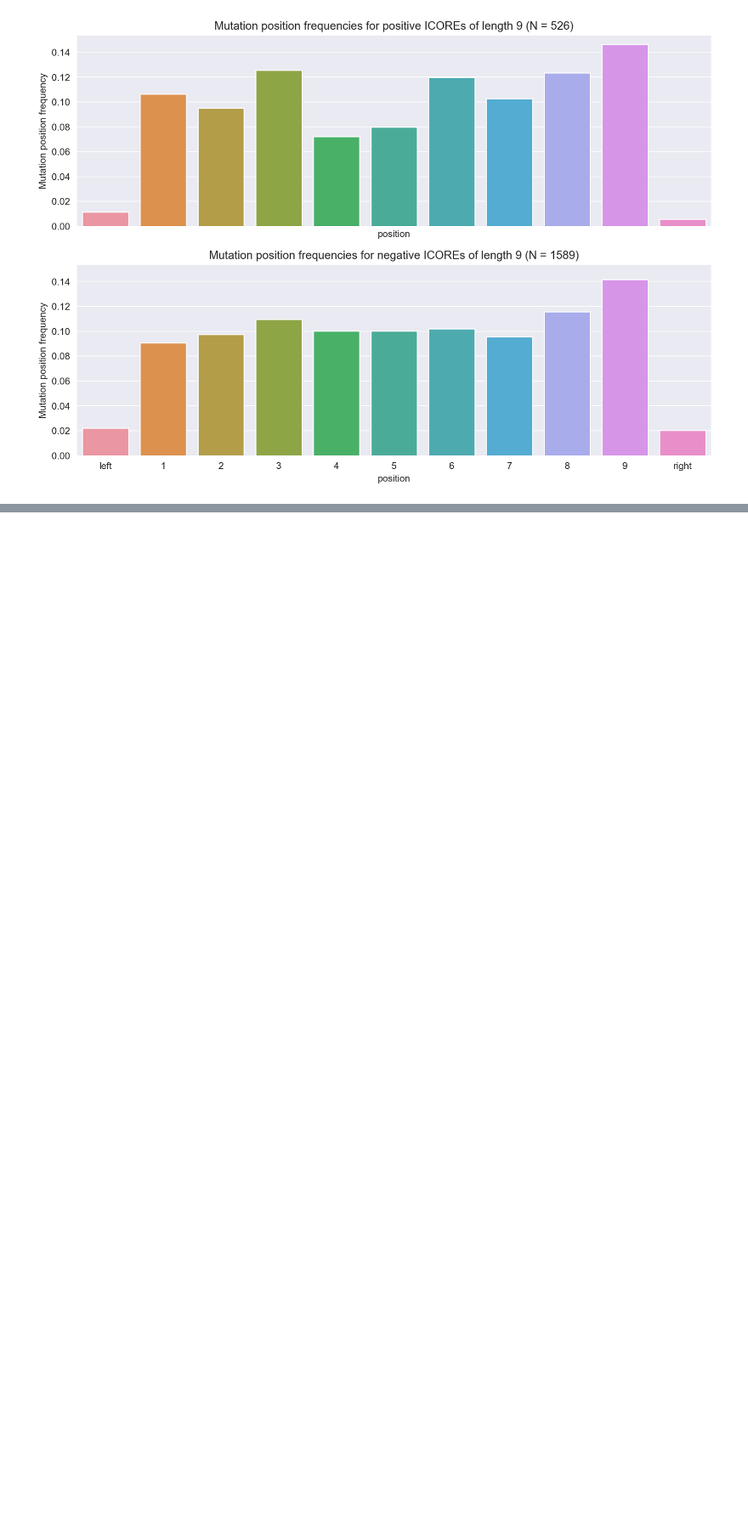
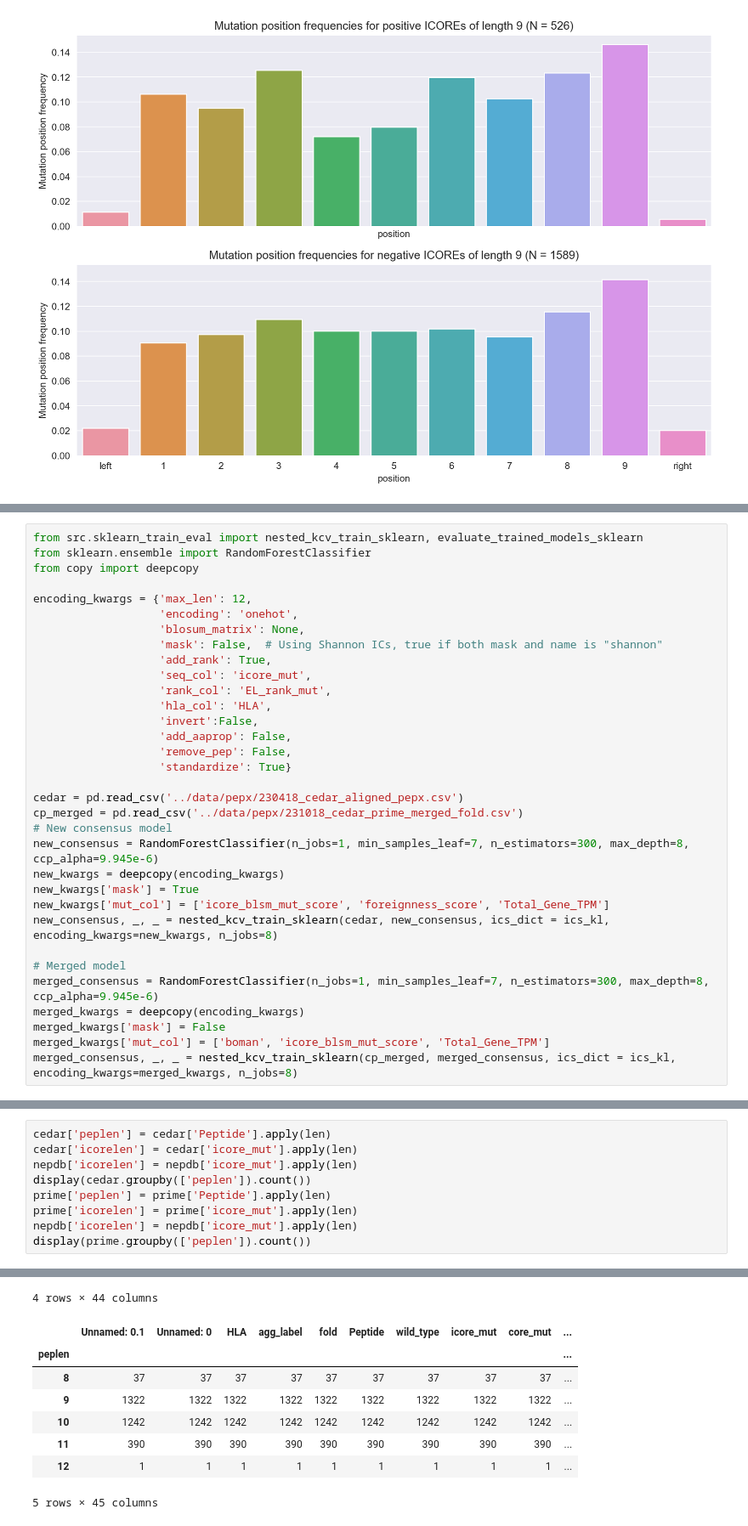
Before and after one commit to richieYT-wan/cedar, a Jupyter notebook: notebook/231017_new_data_and_review.ipynb, the cells around one changed output, grey strips where cells are left out. Shown at 85% size. Cells and saved outputs as stored; diff of their text form; blank space fills up the shorter version.

Commit message:
redo merged viral dataset

```diff
--- a/notebook/231017_new_data_and_review.ipynb
+++ b/notebook/231017_new_data_and_review.ipynb
@@ -701,0 +902,33 @@ f.savefig('../../../writing/230131_cedar_paper_1/mut_pos.png', dpi=300, bbox_inc
+# %%
+from src.sklearn_train_eval import nested_kcv_train_sklearn, evaluate_trained_models_sklearn
+from sklearn.ensemble import RandomForestClassifier
+from copy import deepcopy
+
+encoding_kwargs = {'max_len': 12,
+                   'encoding': 'onehot',
+                   'blosum_matrix': None,
+                   'mask': False,  # Using Shannon ICs, true if both mask and name is "shannon"
+                   'add_rank': True,
+                   'seq_col': 'icore_mut',
+                   'rank_col': 'EL_rank_mut',
+                   'hla_col': 'HLA',
+                   'invert':False,
+                   'add_aaprop': False,
+                   'remove_pep': False,
+                   'standardize': True}
+
+cedar = pd.read_csv('../data/pepx/230418_cedar_aligned_pepx.csv')
+cp_merged = pd.read_csv('../data/pepx/231018_cedar_prime_merged_fold.csv')
+# New consensus model
+new_consensus = RandomForestClassifier(n_jobs=1, min_samples_leaf=7, n_estimators=300, max_depth=8, ccp_alpha=9.945e-6)
+new_kwargs = deepcopy(encoding_kwargs)
+new_kwargs['mask'] = True
+new_kwargs['mut_col'] = ['icore_blsm_mut_score', 'foreignness_score', 'Total_Gene_TPM']
+new_consensus, _, _ = nested_kcv_train_sklearn(cedar, new_consensus, ics_dict = ics_kl, encoding_kwargs=new_kwargs, n_jobs=8)
+
+# Merged model
+merged_consensus = RandomForestClassifier(n_jobs=1, min_samples_leaf=7, n_estimators=300, max_depth=8, ccp_alpha=9.945e-6)
+merged_kwargs = deepcopy(encoding_kwargs)
+merged_kwargs['mask'] = False
+merged_kwargs['mut_col'] = ['boman', 'icore_blsm_mut_score', 'Total_Gene_TPM']
+merged_consensus, _, _ = nested_kcv_train_sklearn(cp_merged, merged_consensus, ics_dict = ics_kl, encoding_kwargs=merged_kwargs, n_jobs=8)
@@ -701,0 +1025,10 @@ f.savefig('../../../writing/230131_cedar_paper_1/mut_pos.png', dpi=300, bbox_inc
+# %%
+cedar['peplen'] = cedar['Peptide'].apply(len)
+cedar['icorelen'] = cedar['icore_mut'].apply(len)
+nepdb['icorelen'] = nepdb['icore_mut'].apply(len)
+display(cedar.groupby(['peplen']).count())
+prime['peplen'] = prime['Peptide'].apply(len)
+prime['icorelen'] = prime['icore_mut'].apply(len)
+nepdb['icorelen'] = nepdb['icore_mut'].apply(len)
+display(prime.groupby(['peplen']).count())
+# %% [output]
@@ -701,0 +1041,9 @@ f.savefig('../../../writing/230131_cedar_paper_1/mut_pos.png', dpi=300, bbox_inc
+4 rows × 44 columns
+|  | Unnamed: 0.1 | Unnamed: 0 | HLA | agg_label | fold | Peptide | wild_type | icore_mut | core_mut | ... |
+| peplen |  |  |  |  |  |  |  |  |  | ... |
+| 8 | 37 | 37 | 37 | 37 | 37 | 37 | 37 | 37 | 37 | ... |
+| 9 | 1322 | 1322 | 1322 | 1322 | 1322 | 1322 | 1322 | 1322 | 1322 | ... |
+| 10 | 1242 | 1242 | 1242 | 1242 | 1242 | 1242 | 1242 | 1242 | 1242 | ... |
+| 11 | 390 | 390 | 390 | 390 | 390 | 390 | 390 | 390 | 390 | ... |
+| 12 | 1 | 1 | 1 | 1 | 1 | 1 | 1 | 1 | 1 | ... |
+5 rows × 45 columns
```
Also changed, not shown: parts of 45 cells of this notebook, 8 other files.
